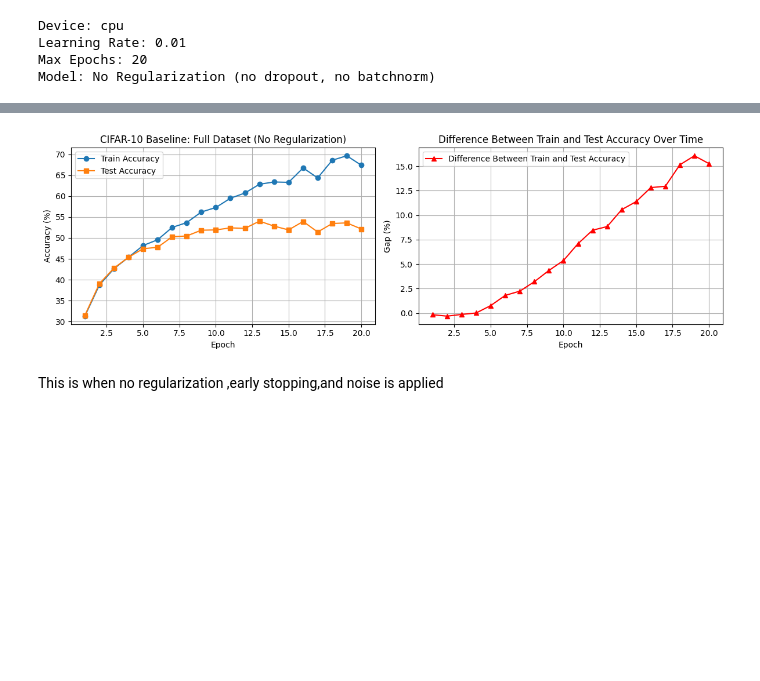
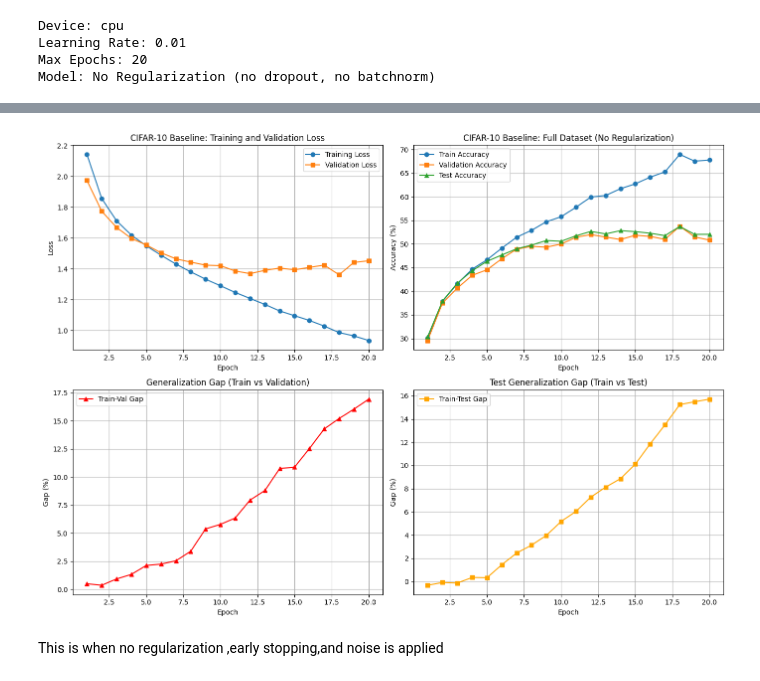
Before and after one commit to omar-diab/DL-Project-One, a Jupyter notebook: CIFAR10_Baseline_Full.ipynb, the cells around one changed output, grey strips where cells are left out. Saved outputs shown, nothing was run; the diff lists cells and outputs as text; code cells hidden in the pictures; blank space fills up the shorter version.

Commit message:
Updated version
added more visualisation  and fixed the size of training validation and test dataset and a manual seeding

```diff
--- a/CIFAR10_Baseline_Full.ipynb
+++ b/CIFAR10_Baseline_Full.ipynb
@@ -169,7 +199,9 @@ def train_epoch(model, train_loader, optimizer, loss_fn, device):
 # %%
 # train the model for 20 epochs and track metrics
 train_losses = []
+val_losses = []
 train_accuracies = []
+val_accuracies = []
 test_accuracies = []
 
 for epoch in range(max_epochs):
@@ -179,14 +211,20 @@ for epoch in range(max_epochs):
 
     # evaluate
     train_acc = evaluate(model, train_loader, device)
+    val_loss = compute_loss(model, val_loader, loss_fn, device)
+    val_acc = evaluate(model, val_loader, device)
     test_acc = evaluate(model, test_loader, device)
+
     train_accuracies.append(train_acc)
+    val_accuracies.append(val_acc)
     test_accuracies.append(test_acc)
+    val_losses.append(val_loss)
 
-    print(f"Epoch {epoch+1}/{max_epochs} | Loss: {loss:.4f} | Train Acc: {train_acc:.2f}% | Test Acc: {test_acc:.2f}%")
+    print(f"Epoch {epoch+1}/{max_epochs} | Train Loss: {loss:.4f} | Val Loss: {val_loss:.4f} | Train Acc: {train_acc:.2f}% | Val Acc: {val_acc:.2f}% | Test Acc: {test_acc:.2f}%")
 
 print("\nTraining completed!")
 print(f"Final Train Accuracy: {train_accuracies[-1]:.2f}%")
+print(f"Final Validation Accuracy: {val_accuracies[-1]:.2f}%")
 print(f"Final Test Accuracy: {test_accuracies[-1]:.2f}%")
-print(f"Generalization Gap: {train_accuracies[-1] - test_accuracies[-1]:.2f}%")
+print(f"Generalization Gap (Train-Val): {train_accuracies[-1] - val_accuracies[-1]:.2f}%")
 # %% [output]
@@ -210,28 +248,47 @@ Generalization Gap: 15.26%
 # %%
 # visualize generalization gap
-fig, (ax1, ax2) = plt.subplots(1, 2, figsize=(12, 4))
+fig, ((ax1, ax2), (ax3, ax4)) = plt.subplots(2, 2, figsize=(14, 10))
 
-# plot accuracy curves
-ax1.plot(range(1, max_epochs+1), train_accuracies, label='Train Accuracy', marker='o')
-ax1.plot(range(1, max_epochs+1), test_accuracies, label='Test Accuracy', marker='s')
+# plot loss curves
+ax1.plot(range(1, max_epochs+1), train_losses, label='Training Loss', marker='o')
+ax1.plot(range(1, max_epochs+1), val_losses, label='Validation Loss', marker='s')
 ax1.set_xlabel('Epoch')
-ax1.set_ylabel('Accuracy (%)')
-ax1.set_title('CIFAR-10 Baseline: Full Dataset (No Regularization)')
+ax1.set_ylabel('Loss')
+ax1.set_title('CIFAR-10 Baseline: Training and Validation Loss')
 ax1.legend()
 ax1.grid(True)
 
-# plot generalization gap
-gap = [train_accuracies[i] - test_accuracies[i] for i in range(max_epochs)]
-ax2.plot(range(1, max_epochs+1), gap, label='Difference Between Train and Test Accuracy', marker='^', color='red')
+# plot accuracy curves
+ax2.plot(range(1, max_epochs+1), train_accuracies, label='Train Accuracy', marker='o')
+ax2.plot(range(1, max_epochs+1), val_accuracies, label='Validation Accuracy', marker='s')
+ax2.plot(range(1, max_epochs+1), test_accuracies, label='Test Accuracy', marker='^')
 ax2.set_xlabel('Epoch')
-ax2.set_ylabel('Gap (%)')
-ax2.set_title('Difference Between Train and Test Accuracy Over Time')
+ax2.set_ylabel('Accuracy (%)')
+ax2.set_title('CIFAR-10 Baseline: Full Dataset (No Regularization)')
 ax2.legend()
 ax2.grid(True)
 
+# plot generalization gap (train vs validation)
+gap = [train_accuracies[i] - val_accuracies[i] for i in range(max_epochs)]
+ax3.plot(range(1, max_epochs+1), gap, label='Train-Val Gap', marker='^', color='red')
+ax3.set_xlabel('Epoch')
+ax3.set_ylabel('Gap (%)')
+ax3.set_title('Generalization Gap (Train vs Validation)')
+ax3.legend()
+ax3.grid(True)
+
+# plot train vs test gap
+test_gap = [train_accuracies[i] - test_accuracies[i] for i in range(max_epochs)]
+ax4.plot(range(1, max_epochs+1), test_gap, label='Train-Test Gap', marker='s', color='orange')
+ax4.set_xlabel('Epoch')
+ax4.set_ylabel('Gap (%)')
+ax4.set_title('Test Generalization Gap (Train vs Test)')
+ax4.legend()
+ax4.grid(True)
+
 plt.tight_layout()
 plt.show()
 # %% [output]
-[figure, old version]
+[figure, new version]
 # %% [markdown]
 This is when no regularization ,early stopping,and noise is applied
```
Also changed, not shown: parts of 5 cells of this notebook.
